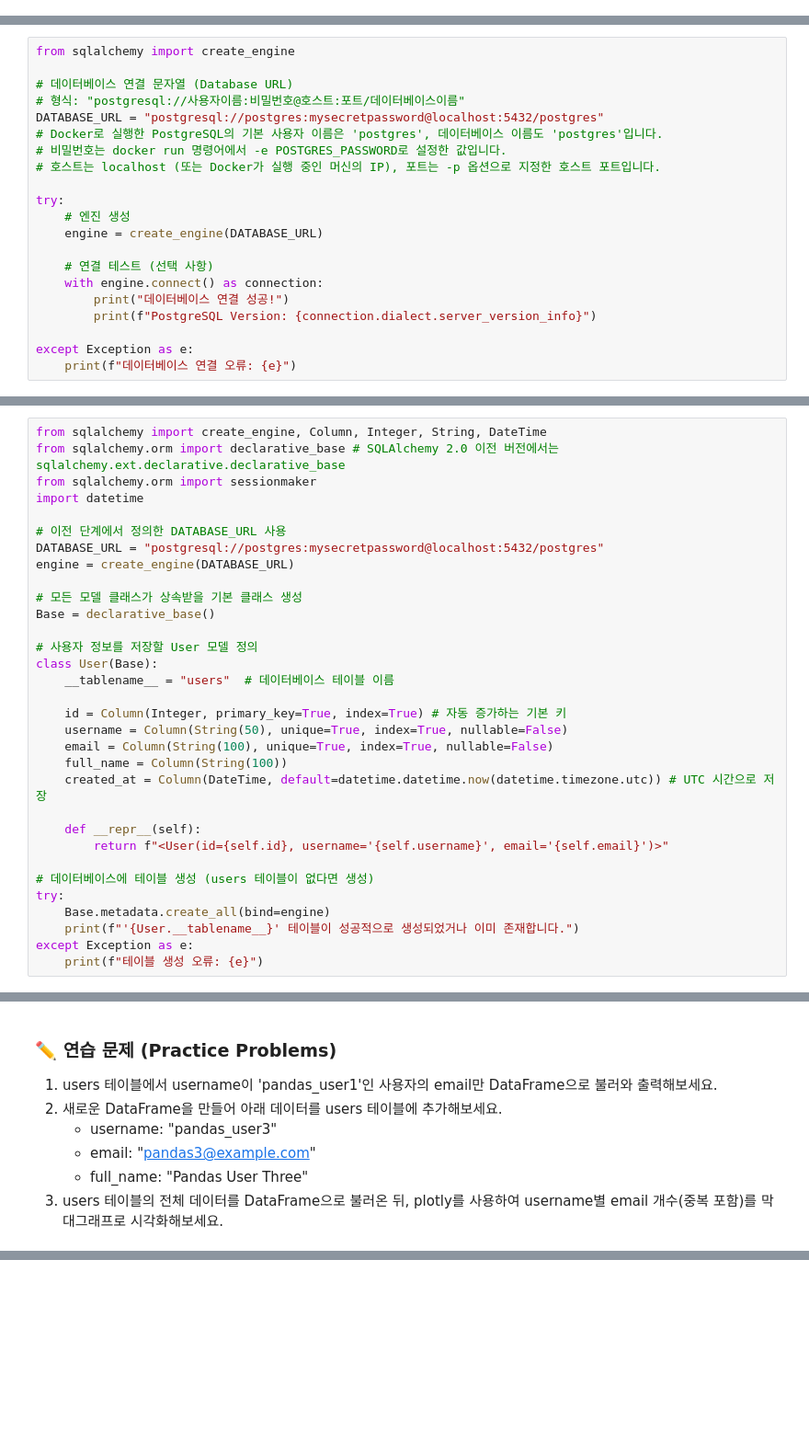
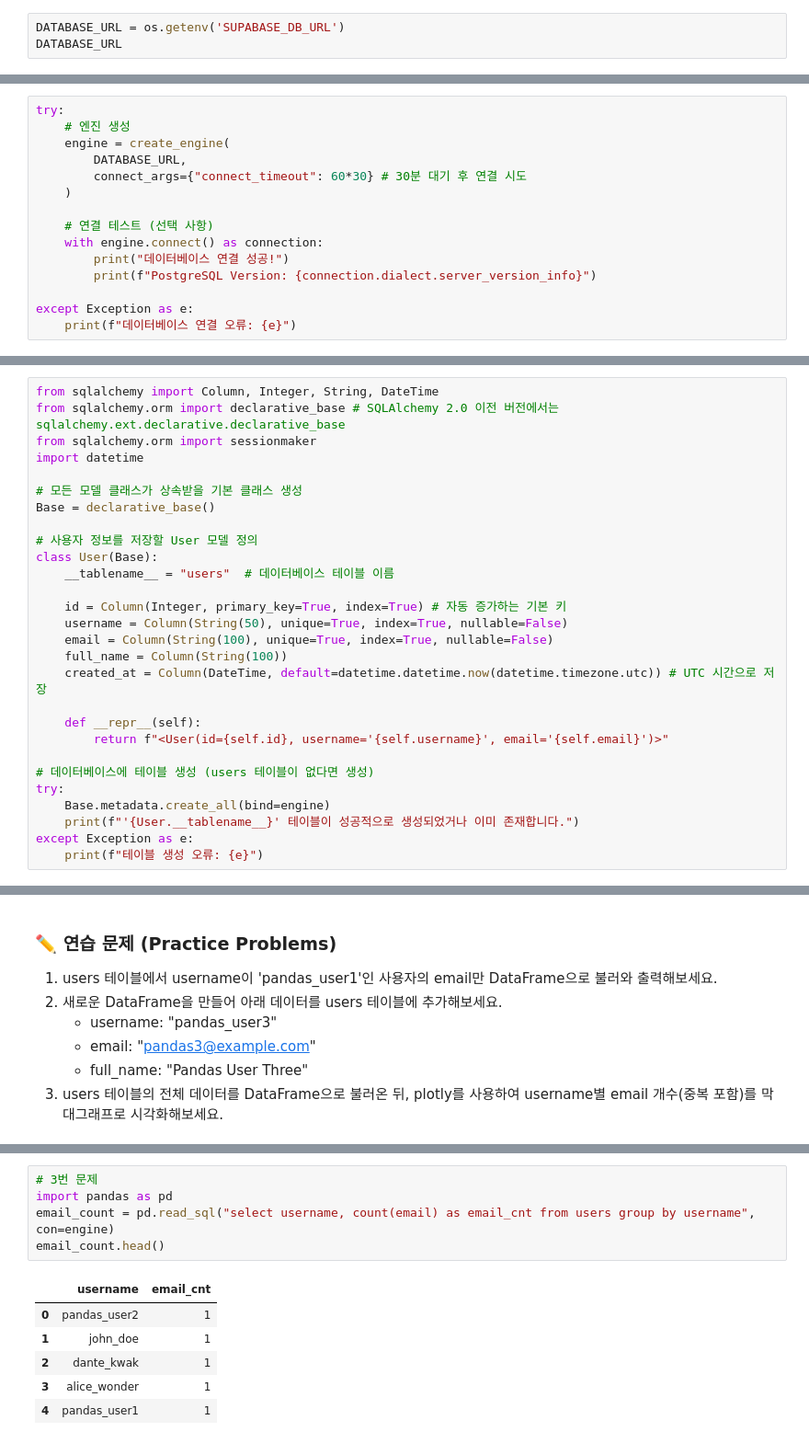
Before and after one commit to dandacompany/star_track_python, a Jupyter notebook: 0529/database/SQLAlchemy_with_PostgreSQL_practice.ipynb, the cells around one changed output, grey strips where cells are left out. Shown at 92% size. Drawn from its saved outputs; the diff is of its cells as text; blank space fills up the shorter version.

```diff
--- a/0529/database/SQLAlchemy_with_PostgreSQL_practice.ipynb
+++ b/0529/database/SQLAlchemy_with_PostgreSQL_practice.ipynb
@@ -85,0 +91,3 @@ SQLAlchemy와 PostgreSQL용 DBAPI 드라이버(`psycopg2-binary`)를 설치해
+# %%
+DATABASE_URL = os.getenv('SUPABASE_DB_URL')
+DATABASE_URL
@@ -86,16 +96,10 @@ SQLAlchemy와 PostgreSQL용 DBAPI 드라이버(`psycopg2-binary`)를 설치해
 # %%
-from sqlalchemy import create_engine
-
-# 데이터베이스 연결 문자열 (Database URL)
-# 형식: "postgresql://사용자이름:비밀번호@호스트:포트/데이터베이스이름"
-DATABASE_URL = "postgresql://postgres:mysecretpassword@localhost:5432/postgres"
-# Docker로 실행한 PostgreSQL의 기본 사용자 이름은 'postgres', 데이터베이스 이름도 'postgres'입니다.
-# 비밀번호는 docker run 명령어에서 -e POSTGRES_PASSWORD로 설정한 값입니다.
-# 호스트는 localhost (또는 Docker가 실행 중인 머신의 IP), 포트는 -p 옵션으로 지정한 호스트 포트입니다.
-
 try:
     # 엔진 생성
-    engine = create_engine(DATABASE_URL)
+    engine = create_engine(
+        DATABASE_URL,
+        connect_args={"connect_timeout": 60*30} # 30분 대기 후 연결 시도
+    )
 
     # 연결 테스트 (선택 사항)
     with engine.connect() as connection:
@@ -129,14 +136,10 @@ SQLAlchemy ORM을 사용하면 SQL 쿼리를 직접 작성하지 않고 Python
 
 ### 💻 예시 코드 (Example Code)
 # %%
-from sqlalchemy import create_engine, Column, Integer, String, DateTime
+from sqlalchemy import Column, Integer, String, DateTime
 from sqlalchemy.orm import declarative_base # SQLAlchemy 2.0 이전 버전에서는 sqlalchemy.ext.declarative.declarative_base
 from sqlalchemy.orm import sessionmaker
 import datetime
-
-# 이전 단계에서 정의한 DATABASE_URL 사용
-DATABASE_URL = "postgresql://postgres:mysecretpassword@localhost:5432/postgres"
-engine = create_engine(DATABASE_URL)
 
 # 모든 모델 클래스가 상속받을 기본 클래스 생성
 Base = declarative_base()
@@ -662,0 +921,12 @@ print(users_example_df)
+# %%
+# 3번 문제
+import pandas as pd
+email_count = pd.read_sql("select username, count(email) as email_cnt from users group by username", con=engine)
+email_count.head()
+# %% [output]
+|  | username | email_cnt |
+| 0 | pandas_user2 | 1 |
+| 1 | john_doe | 1 |
+| 2 | dante_kwak | 1 |
+| 3 | alice_wonder | 1 |
+| 4 | pandas_user1 | 1 |
```
Also changed, not shown: parts of 37 cells of this notebook, 15 other files.
